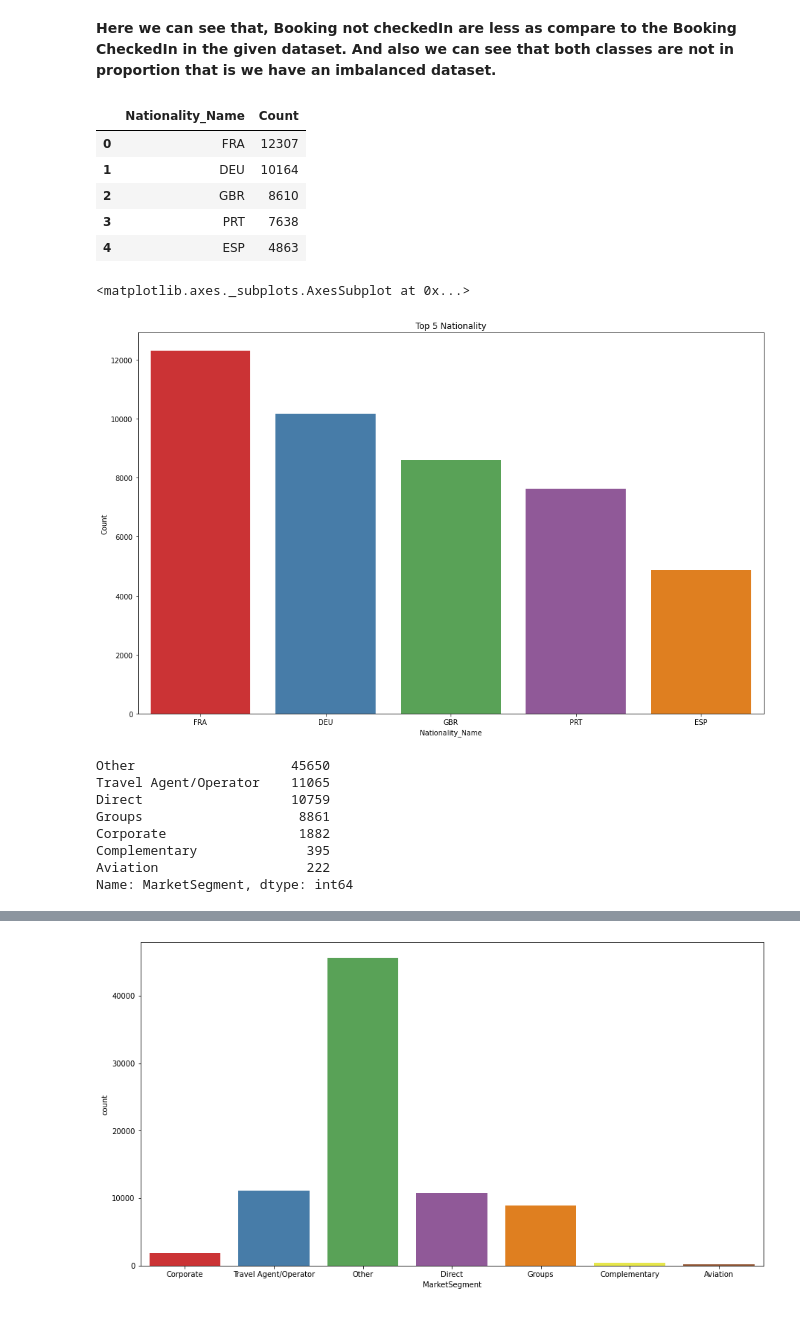
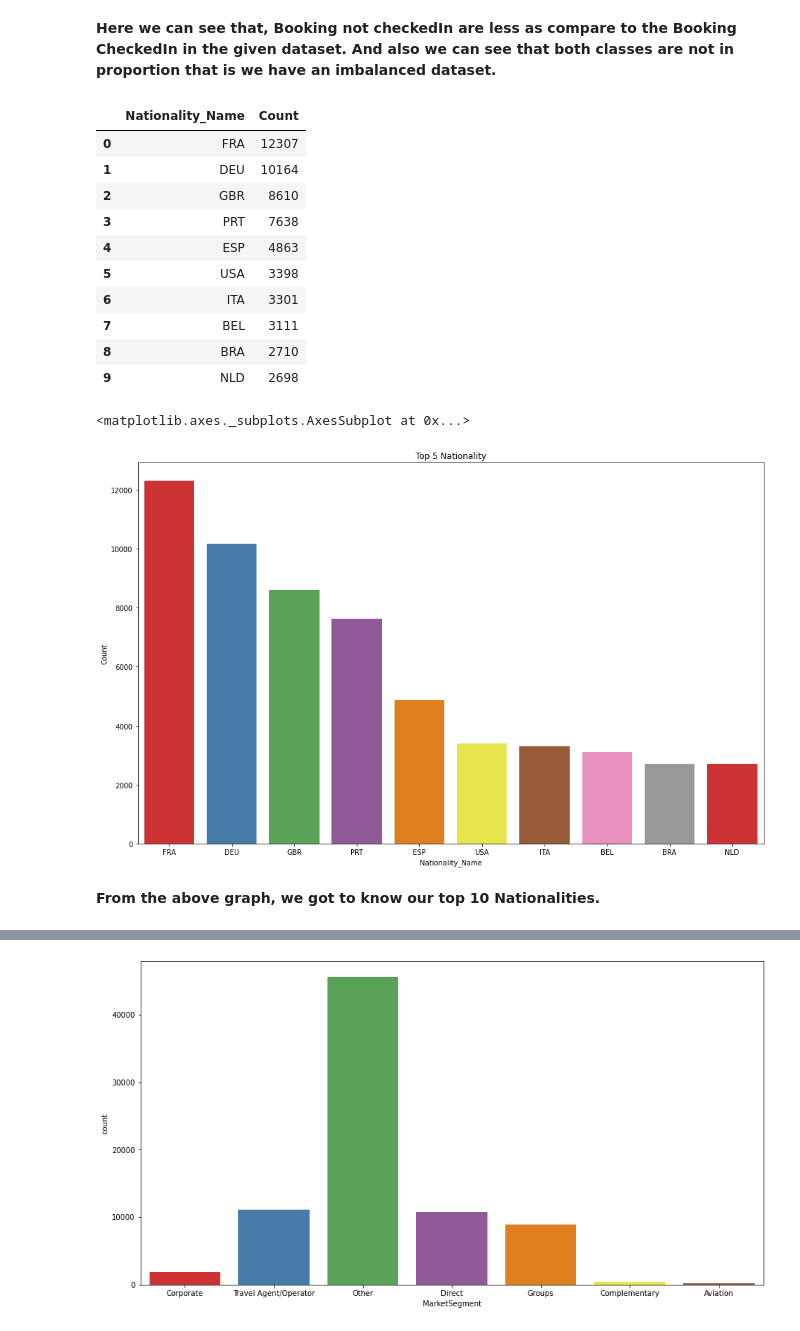
Before and after one commit to vivvvek24/Junior-Data-Scientist-Assignment, a Jupyter notebook: Junior_Data_Scientist_Assignment.ipynb, the cells around one changed output, grey strips where cells are left out. Cells and saved outputs as stored; diff of their text form; code cells hidden in the pictures.

```diff
--- a/Junior_Data_Scientist_Assignment.ipynb
+++ b/Junior_Data_Scientist_Assignment.ipynb
@@ -204,7 +204,7 @@ Nationality_df=df['Nationality'].value_counts().reset_index()
 Nationality_df.rename(columns={'index': 'Nationality_Name'}, inplace=True)
 Nationality_df.rename(columns={'Nationality': 'Count'}, inplace=True)
 #top 5 Nationality
-Nationality_df.head()
+Nationality_df.head(10)
 # %% [output]
 |  | Nationality_Name | Count |
 | 0 | FRA | 12307 |
@@ -212,22 +212,18 @@ Nationality_df.head()
 | 2 | GBR | 8610 |
 | 3 | PRT | 7638 |
 | 4 | ESP | 4863 |
+| 5 | USA | 3398 |
+| 6 | ITA | 3301 |
+| 7 | BEL | 3111 |
+| 8 | BRA | 2710 |
+| 9 | NLD | 2698 |
 # %%
 # plotting values count for Nationality
 plt.figure(figsize=(16,10))
 plt.title('Top 5 Nationality')
-sns.barplot(x='Nationality_Name',y='Count',data=Nationality_df[:5], palette='Set1')
+sns.barplot(x='Nationality_Name',y='Count',data=Nationality_df[:10], palette='Set1')
 # %% [output]
 <matplotlib.axes._subplots.AxesSubplot at 0x...>
-[figure, old version]
+[figure, new version]
-# %%
-df['MarketSegment'].value_counts()
-# %% [output]
-Other                    45650
-Travel Agent/Operator    11065
-Direct                   10759
-Groups                    8861
-Corporate                 1882
-Complementary              395
-Aviation                   222
-Name: MarketSegment, dtype: int64
+# %% [markdown]
+**From the above graph, we got to know our top 10 Nationalities.**
```
Also changed, not shown: parts of 38 cells of this notebook.
